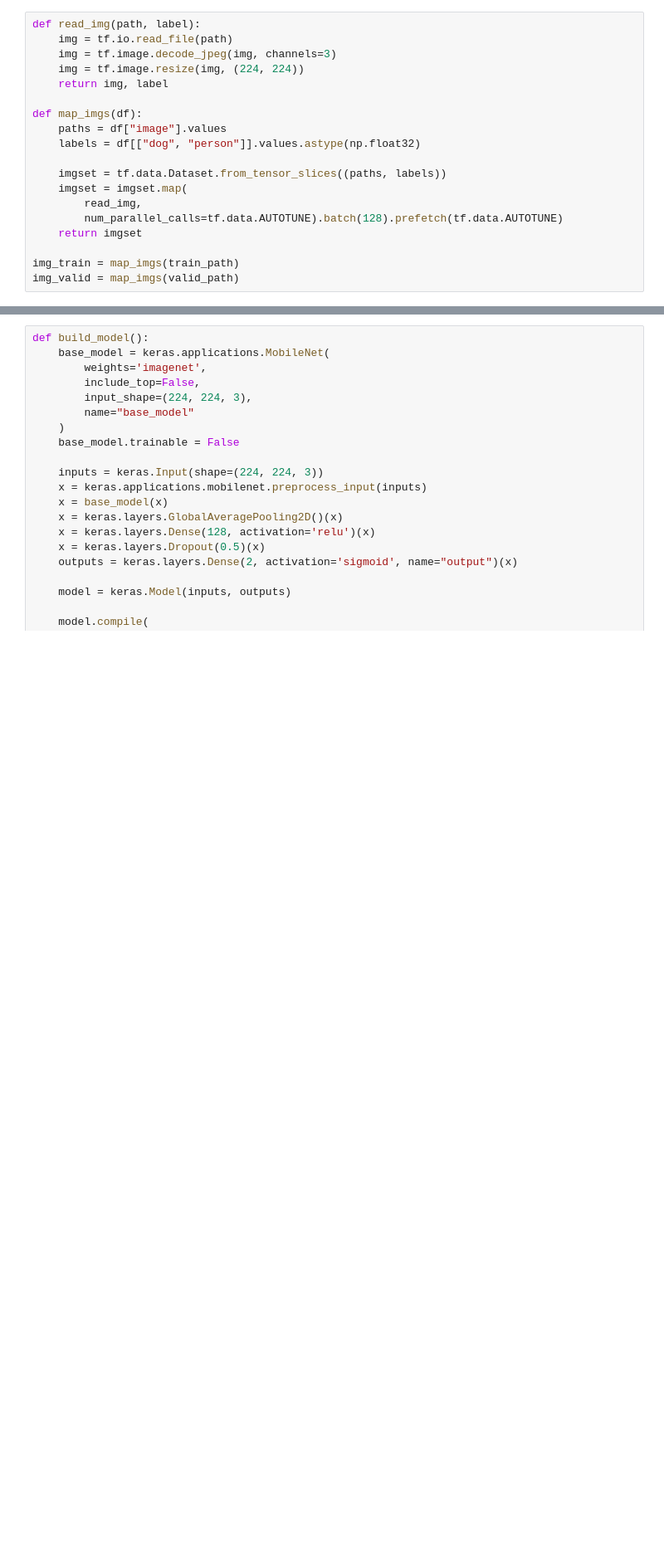
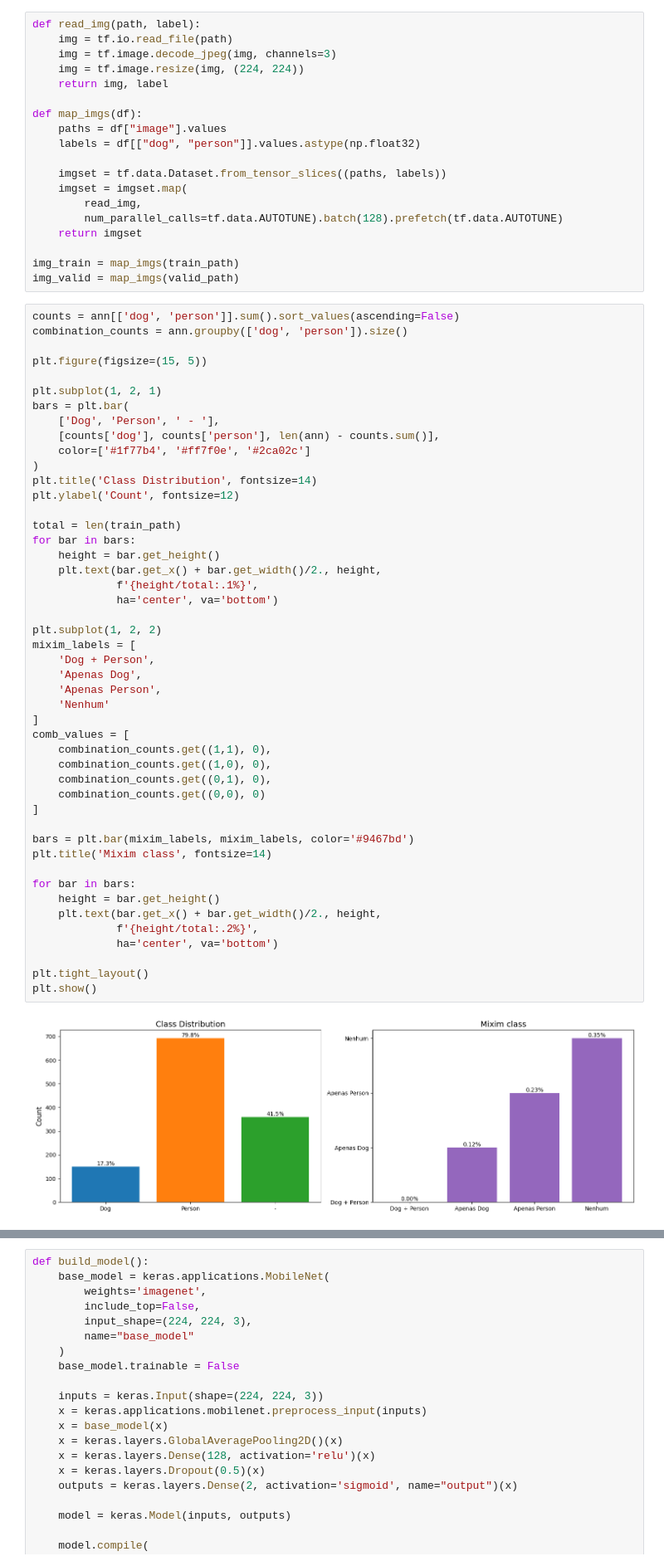
Before and after one commit to olile11/Inf1015-projects, a Jupyter notebook: Computer_assignment_1_template.ipynb, the cells around one changed output, grey strips where cells are left out. Shown at 83% size. Saved outputs shown, nothing was run; the diff lists cells and outputs as text; blank space fills up the shorter version.

```diff
--- a/Computer_assignment_1_template.ipynb
+++ b/Computer_assignment_1_template.ipynb
@@ -56,6 +56,55 @@ def map_imgs(df):
 
 img_train = map_imgs(train_path)
 img_valid = map_imgs(valid_path)
+# %%
+counts = ann[['dog', 'person']].sum().sort_values(ascending=False)
+combination_counts = ann.groupby(['dog', 'person']).size()
+
+plt.figure(figsize=(15, 5))
+
+plt.subplot(1, 2, 1)
+bars = plt.bar(
+    ['Dog', 'Person', ' - '],
+    [counts['dog'], counts['person'], len(ann) - counts.sum()],
+    color=['#1f77b4', '#ff7f0e', '#2ca02c']
+)
+plt.title('Class Distribution', fontsize=14)
+plt.ylabel('Count', fontsize=12)
+
+total = len(train_path)
+for bar in bars:
+    height = bar.get_height()
+    plt.text(bar.get_x() + bar.get_width()/2., height,
+             f'{height/total:.1%}',
+             ha='center', va='bottom')
+
+plt.subplot(1, 2, 2)
+mixim_labels = [
+    'Dog + Person',
+    'Apenas Dog',
+    'Apenas Person',
+    'Nenhum'
+]
+comb_values = [
+    combination_counts.get((1,1), 0),
+    combination_counts.get((1,0), 0),
+    combination_counts.get((0,1), 0),
+    combination_counts.get((0,0), 0)
+]
+
+bars = plt.bar(mixim_labels, mixim_labels, color='#9467bd')
+plt.title('Mixim class', fontsize=14)
+
+for bar in bars:
+    height = bar.get_height()
+    plt.text(bar.get_x() + bar.get_width()/2., height,
+             f'{height/total:.2%}',
+             ha='center', va='bottom')
+
+plt.tight_layout()
+plt.show()
+# %% [output]
+[figure, added]
 # %%
 def print_imgs(batched):
     plt.figure(figsize=(10, 6))
```
Also changed, not shown: parts of 5 cells of this notebook.
